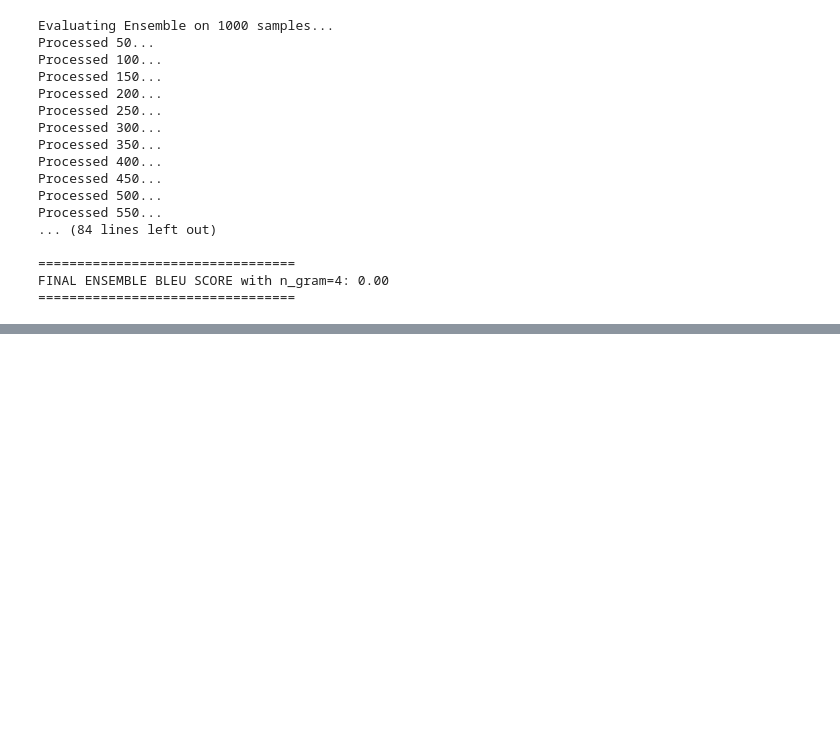
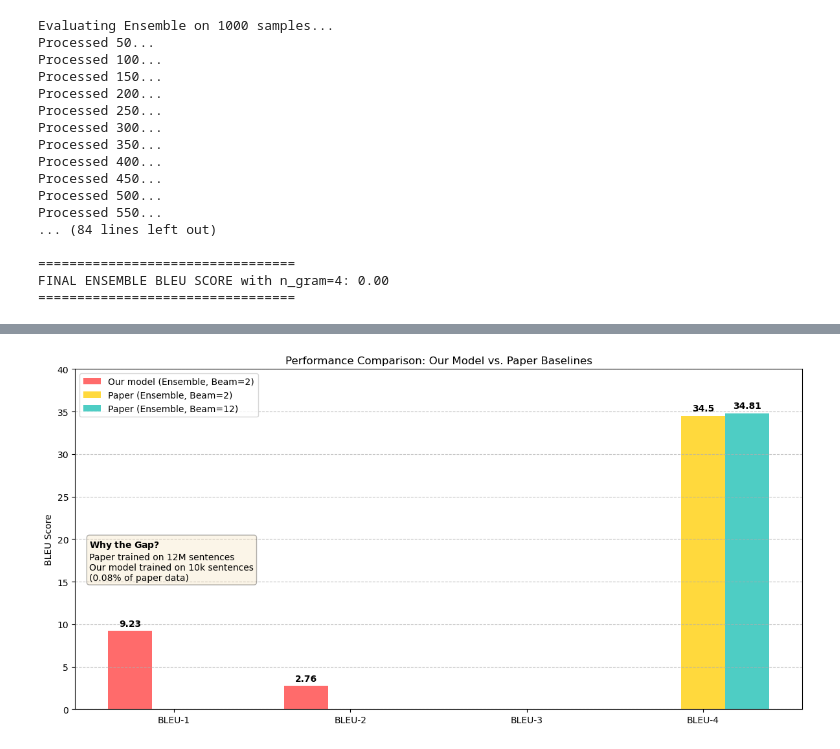
Before and after one commit to NaghamXD/Seq2Seq-Implementation---Deep-Learning-Mini-Project, a Jupyter notebook: ensembel_5lstm_model.ipynb, the cells around one changed output, grey strips where cells are left out. Drawn from its saved outputs; the diff is of its cells as text; code cells hidden in the pictures; blank space fills up the shorter version.

Commit message:
adding comparesion figure: paper vs ours

```diff
--- a/ensembel_5lstm_model.ipynb
+++ b/ensembel_5lstm_model.ipynb
@@ -464,0 +472,85 @@ FINAL ENSEMBLE BLEU SCORE with n_gram=4: 0.00
+# %%
+
+# --- DATA ---
+# 1. Our Results
+user_scores = {
+    'BLEU-1': 9.23,
+    'BLEU-2': 2.76,
+    'BLEU-3': 0.00,
+    'BLEU-4': 0.00
+}
+
+# 2. Paper Results (Sutskever et al., 2014) - Table 1
+# Trained on 12M sentences (Full WMT14)
+paper_ensemble_beam_2 = 34.50   # Ensemble of 5, Beam=2
+paper_ensemble_beam_12 = 34.81  # Ensemble of 5, Beam=12 (Best Reported)
+
+# --- PLOTTING ---
+# We will plot groups of bars.
+# Group 1: Our Model
+# Group 2: Paper (Beam 2)
+# Group 3: Paper (Beam 12)
+
+labels = ['BLEU-1', 'BLEU-2', 'BLEU-3', 'BLEU-4']
+
+# Your values across n-grams
+user_values = [user_scores['BLEU-1'], user_scores['BLEU-2'], user_scores['BLEU-3'], user_scores['BLEU-4']]
+
+# Paper values (Only BLEU-4 is standard reporting, filling others with 0 for visual clarity)
+paper_beam2_values = [0, 0, 0, paper_ensemble_beam_2]
+paper_beam12_values = [0, 0, 0, paper_ensemble_beam_12]
+
+x = np.arange(len(labels))
+width = 0.25  # Thinner bars to fit 3 side-by-side
+
+fig, ax = plt.subplots(figsize=(12, 6))
+
+# 1. Your Model
+rects1 = ax.bar(x - width, user_values, width, label='Our model (Ensemble, Beam=2)', color='#FF6B6B')
+
+# 2. Paper Beam Size 2
+# We only plot the bar at index 3 (BLEU-4) to avoid confusion, as paper didn't report BLEU 1-3
+rects2 = ax.bar(x[3], paper_ensemble_beam_2, width, label='Paper (Ensemble, Beam=2)', color='#FFD93D')
+
+# 3. Paper Beam Size 12
+rects3 = ax.bar(x[3] + width, paper_ensemble_beam_12, width, label='Paper (Ensemble, Beam=12)', color='#4ECDC4')
+
+# Formatting
+ax.set_ylabel('BLEU Score')
+ax.set_title('Performance Comparison: Our Model vs. Paper Baselines')
+ax.set_xticks(x)
+ax.set_xticklabels(labels)
+ax.legend(loc='upper left')
+ax.set_ylim(0, 40)
+
+# Add labels on top of bars
+def autolabel(rects):
+    for rect in rects:
+        height = rect.get_height()
+        if height > 0:
+            ax.annotate(f'{height}',
+                        xy=(rect.get_x() + rect.get_width() / 2, height),
+                        xytext=(0, 3),
+                        textcoords="offset points",
+                        ha='center', va='bottom', fontweight='bold')
+
+autolabel(rects1)
+autolabel(rects2)
+autolabel(rects3)
+
+# Add a text box to explain the gap
+textstr = '\n'.join((
+    r'$\bf{Why\ the\ Gap?}$',
+    r'Paper trained on 12M sentences',
+    r'Our model trained on 10k sentences',
+    r'(0.08% of paper data)'
+))
+props = dict(boxstyle='round', facecolor='wheat', alpha=0.3)
+ax.text(0.02, 0.5, textstr, transform=ax.transAxes, fontsize=10,
+        verticalalignment='top', bbox=props)
+
+plt.grid(axis='y', linestyle='--', alpha=0.7)
+plt.tight_layout()
+plt.show()
+# %% [output]
+[figure, added]
```
Also changed, not shown: parts of 4 cells of this notebook.
